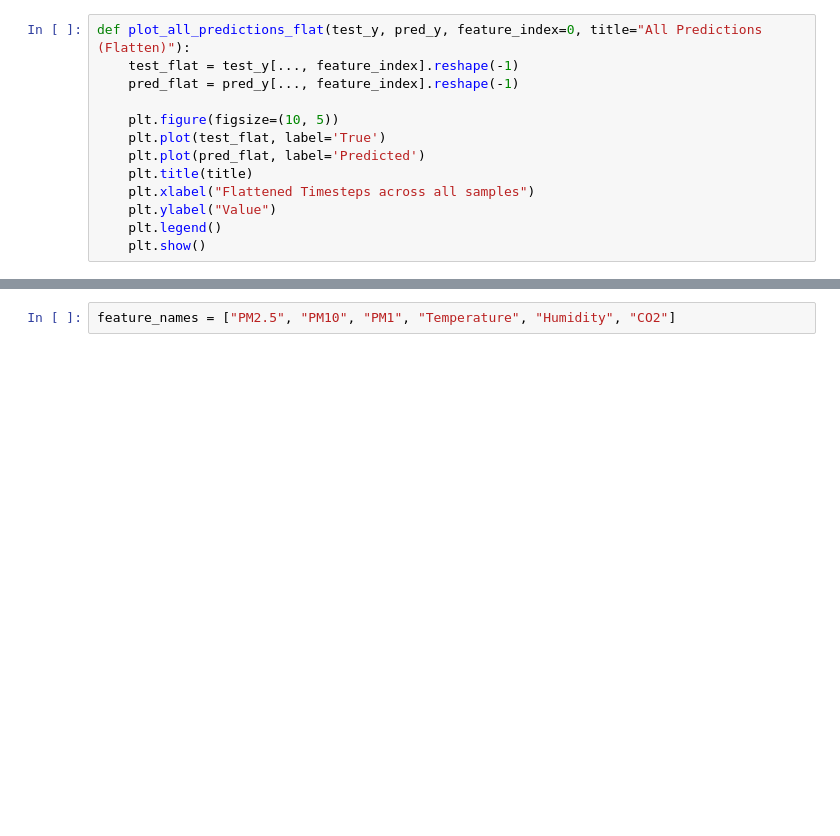
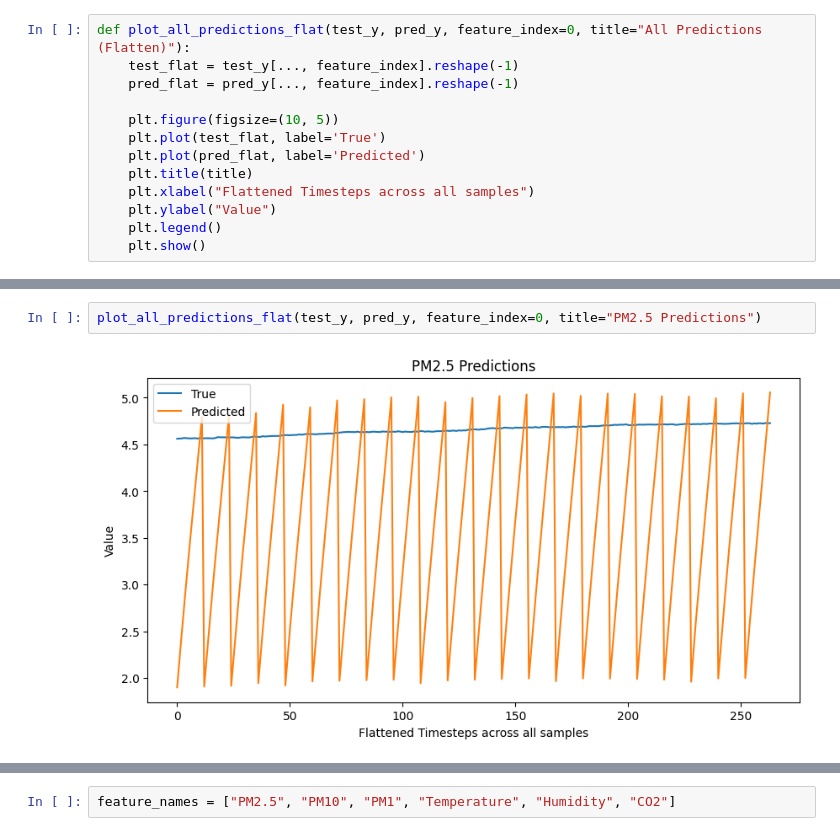
Before and after one commit to Mancupfire/VinIndoorCare, a Jupyter notebook: multi_variable.ipynb, the cells around one changed output, grey strips where cells are left out. Saved outputs shown, nothing was run; the diff lists cells and outputs as text; blank space fills up the shorter version.

```diff
--- a/multi_variable.ipynb
+++ b/multi_variable.ipynb
@@ -209,0 +231,4 @@ plot_all_predictions_flat(test_y, pred_y, feature_index=0, title="PM2.5 Predicti
+# %%
+plot_all_predictions_flat(test_y, pred_y, feature_index=0, title="PM2.5 Predictions")
+# %% [output]
+[figure, added]
```
Also changed, not shown: parts of 10 cells of this notebook.
